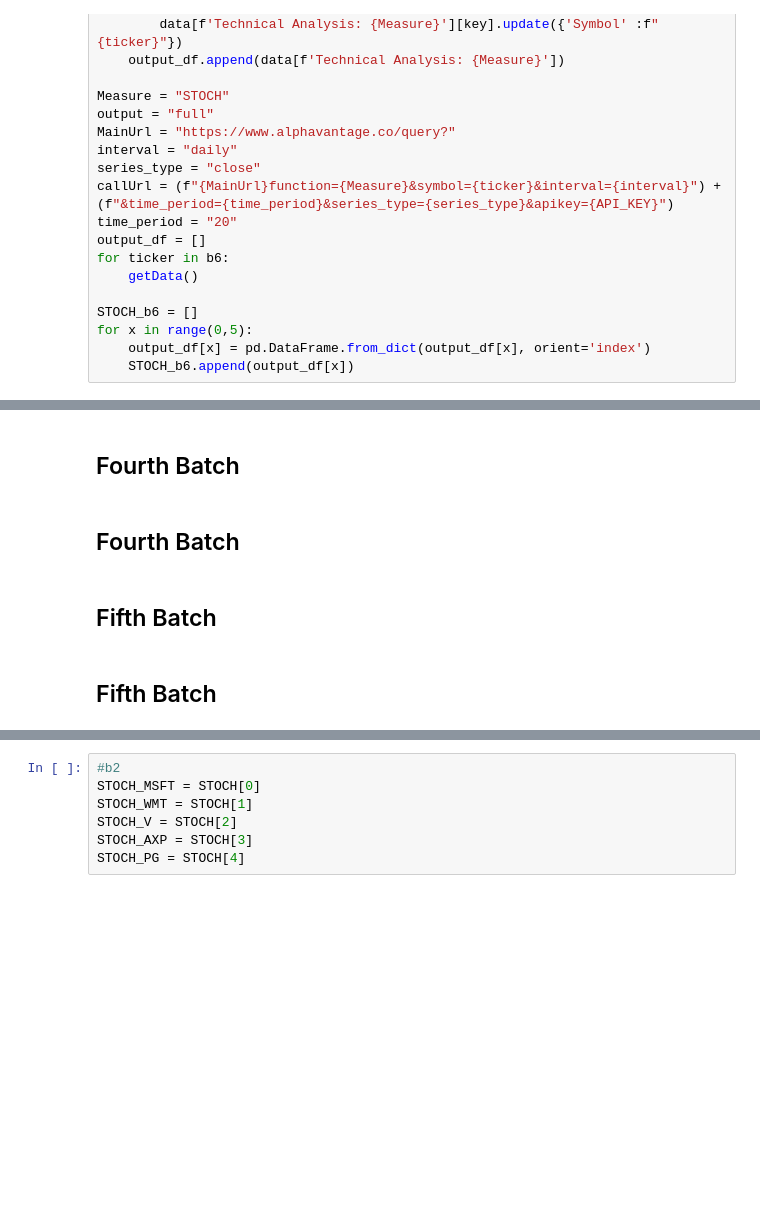
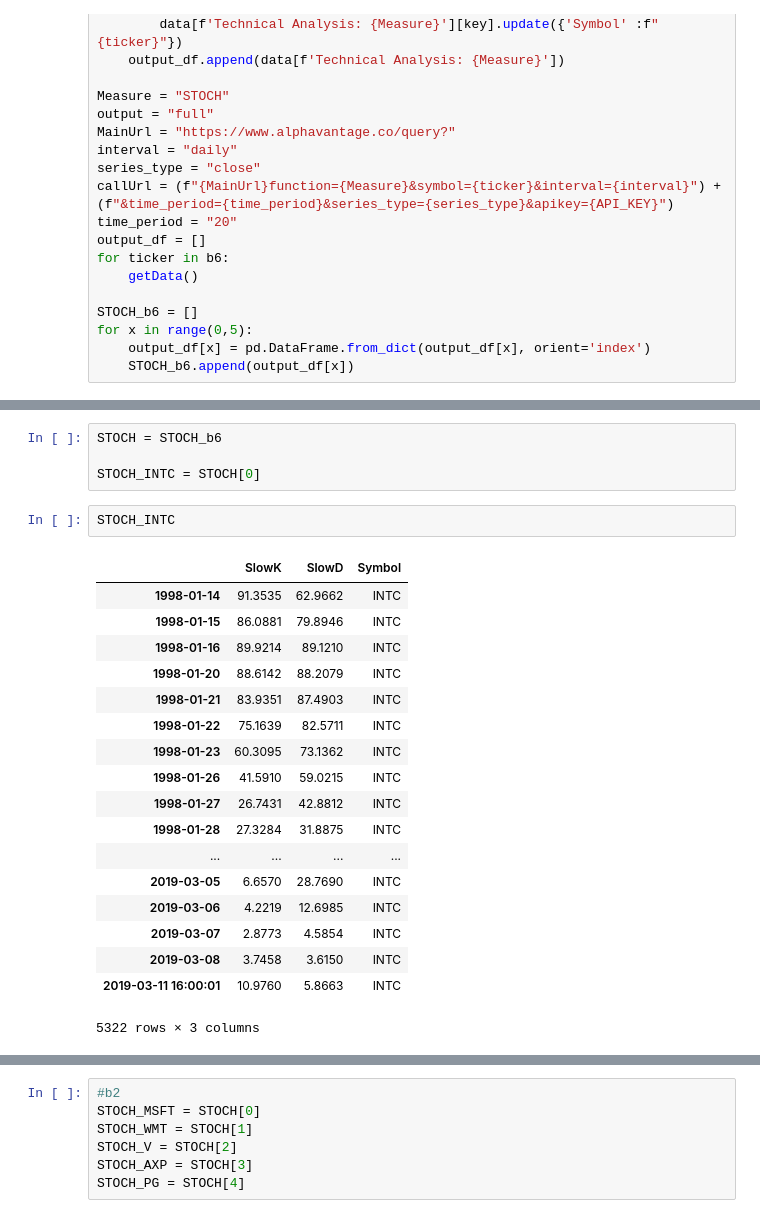
Before and after one commit to wessoncc/lobster-godzilla, a Jupyter notebook: FinalProject/Python/Alpha_API/Alpha_API_Request-STOCH.ipynb, the cells around one changed output, grey strips where cells are left out. Saved outputs shown, nothing was run; the diff lists cells and outputs as text; blank space fills up the shorter version.

```diff
--- a/FinalProject/Python/Alpha_API/Alpha_API_Request-STOCH.ipynb
+++ b/FinalProject/Python/Alpha_API/Alpha_API_Request-STOCH.ipynb
@@ -394,11 +369,28 @@ STOCH_PFE.to_sql(name = f'{Measure}_PFE', con = engine,
         if_exists = 'replace', chunksize = 75)
 STOCH_WBA.to_sql(name = f'{Measure}_WBA', con = engine,
         if_exists = 'replace', chunksize = 75)
-# %% [markdown]
-## Fourth Batch
-# %% [markdown]
-## Fourth Batch
-# %% [markdown]
-## Fifth Batch
-# %% [markdown]
-## Fifth Batch
+# %%
+STOCH = STOCH_b6
+
+STOCH_INTC = STOCH[0]
+# %%
+STOCH_INTC
+# %% [output]
+|  | SlowK | SlowD | Symbol |
+| 1998-01-14 | 91.3535 | 62.9662 | INTC |
+| 1998-01-15 | 86.0881 | 79.8946 | INTC |
+| 1998-01-16 | 89.9214 | 89.1210 | INTC |
+| 1998-01-20 | 88.6142 | 88.2079 | INTC |
+| 1998-01-21 | 83.9351 | 87.4903 | INTC |
+| 1998-01-22 | 75.1639 | 82.5711 | INTC |
+| 1998-01-23 | 60.3095 | 73.1362 | INTC |
+| 1998-01-26 | 41.5910 | 59.0215 | INTC |
+| 1998-01-27 | 26.7431 | 42.8812 | INTC |
+| 1998-01-28 | 27.3284 | 31.8875 | INTC |
+| ... | ... | ... | ... |
+| 2019-03-05 | 6.6570 | 28.7690 | INTC |
+| 2019-03-06 | 4.2219 | 12.6985 | INTC |
+| 2019-03-07 | 2.8773 | 4.5854 | INTC |
+| 2019-03-08 | 3.7458 | 3.6150 | INTC |
+| 2019-03-11 16:00:01 | 10.9760 | 5.8663 | INTC |
+5322 rows × 3 columns
```
Also changed, not shown: parts of 26 cells of this notebook, 3 other files.
